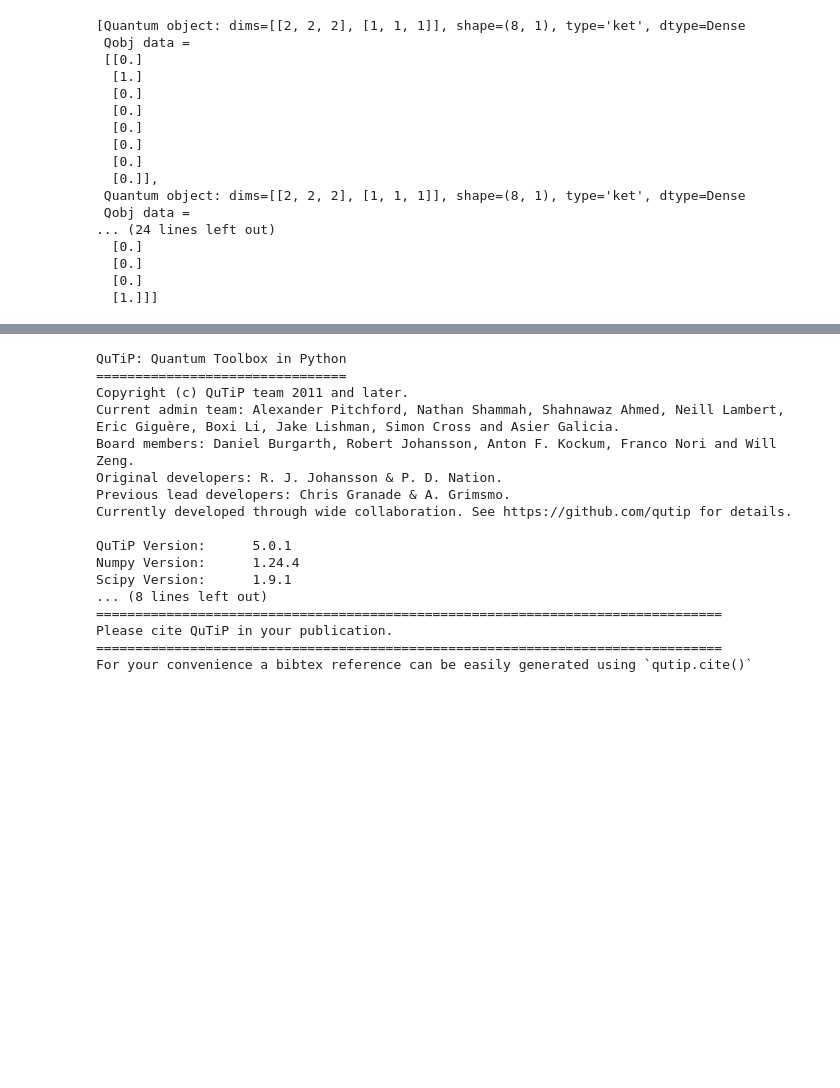
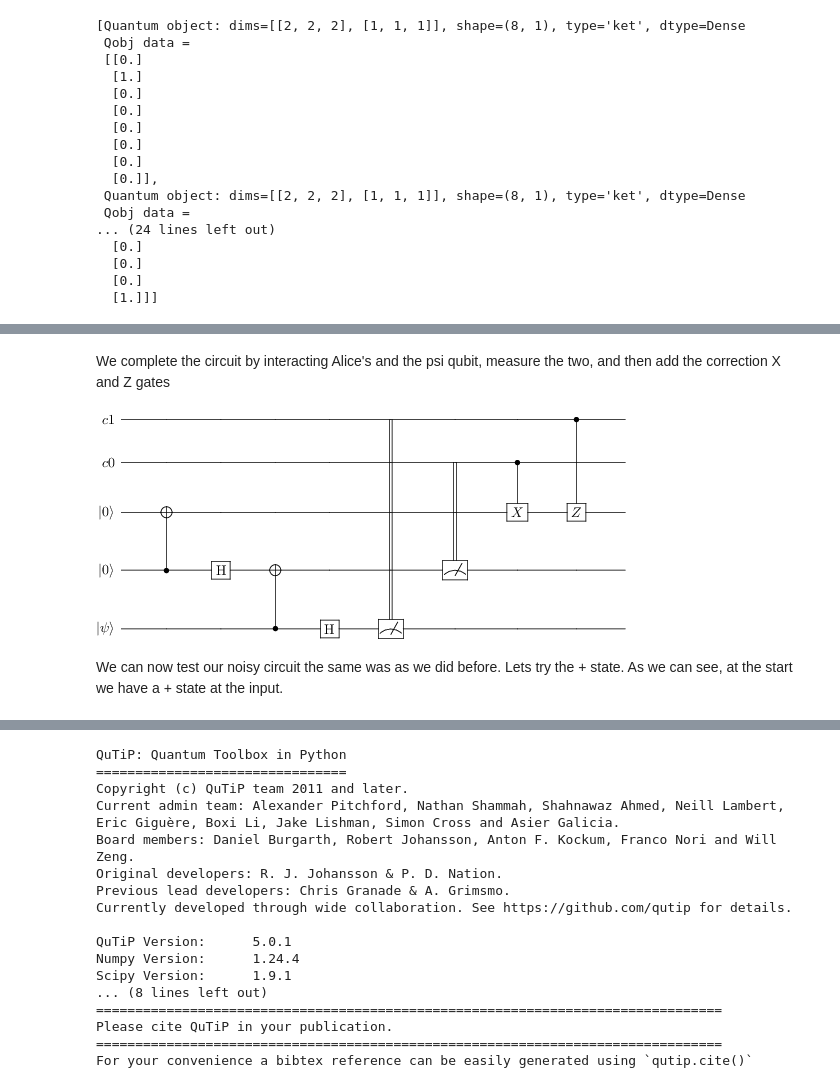
Before and after one commit to knsmith/QuantumSoftwareTutorials, a Jupyter notebook: QuTip Quantum Teleportation Circuit.ipynb, the cells around one changed output, grey strips where cells are left out. Cells and saved outputs as stored; diff of their text form; code cells hidden in the pictures; blank space fills up the shorter version.

```diff
--- a/QuTip Quantum Teleportation Circuit.ipynb
+++ b/QuTip Quantum Teleportation Circuit.ipynb
@@ -236,0 +309,17 @@ results.final_states
+# %% [markdown]
+We complete the circuit by interacting Alice's and the psi qubit, measure the two, and then add the correction X and Z gates
+# %%
+teleportation.add_gate("CNOT", targets=[1], controls=[0], arg_value=noisy_cnot_gate)
+teleportation.add_gate("SNOT", targets=[0], arg_value=noisy_snot_gate)
+
+teleportation.add_measurement("M0", targets=[0], classical_store=1) #measure q0 and store on c1
+teleportation.add_measurement("M1", targets=[1], classical_store=0) #measure q1 and store on c0
+
+teleportation.add_gate("X", targets=[2], classical_controls=[0]) #add X controlled by c0
+teleportation.add_gate("Z", targets=[2], classical_controls=[1]) #add Z controlled by c1
+
+teleportation.png
+# %% [output]
+[figure, added]
+# %% [markdown]
+We can now test our noisy circuit the same was as we did before. Lets try the + state. As we can see, at the start we have a + state at the input.
```
Also changed, not shown: parts of 32 cells of this notebook.
